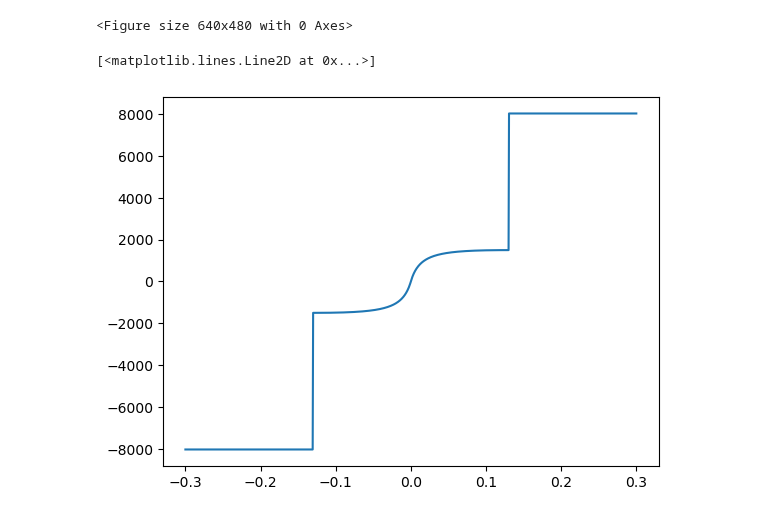
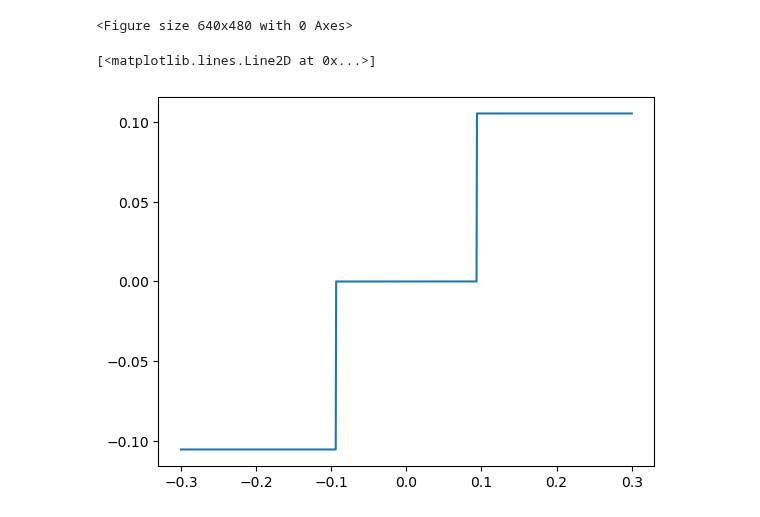
Before and after one commit to BenediktRuhland/SA-Tire-model, a Jupyter notebook: comparision/Fz_Vergleich.ipynb, the cells around one changed output. Saved outputs shown, nothing was run; the diff lists cells and outputs as text; code cells hidden in the pictures.

```diff
--- a/comparision/Fz_Vergleich.ipynb
+++ b/comparision/Fz_Vergleich.ipynb
@@ -180,17 +180,18 @@ plt.xlim(0.1,0.15)
 TypeError: Pacejka5_lat() takes 1 positional argument but 2 were given
 <Figure size 640x480 with 0 Axes>
 # %%
-DFY = 1.23377206e+05
-FSY = 8.03274447e+03
-SMY = 1.30480776e-01
-SSY = -6.02817710e-01
-SMX = 1.41762125e+03
-FMY = 1500#np.linspace(1500,5000,10)
+DFY = 139524.9778222991
+FSY = 6994.2466072766
+SMY = 6202.2095010615
+SSY = 0.1449628087
+SMX =0.3117939862
+FMY = 1.2911811431
 j=0
+
 
 #for j in range(len(FMY)):
 Fy = tm.calcFY(Sx, Sy, DFY, FMY, FSY, SMY, SSY,SMX)
 plt.plot(Sy,Fy,)
 # %% [output]
 [<matplotlib.lines.Line2D at 0x...>]
-[figure, old version]
+[figure, new version]
```
Also changed, not shown: 1 other file.
